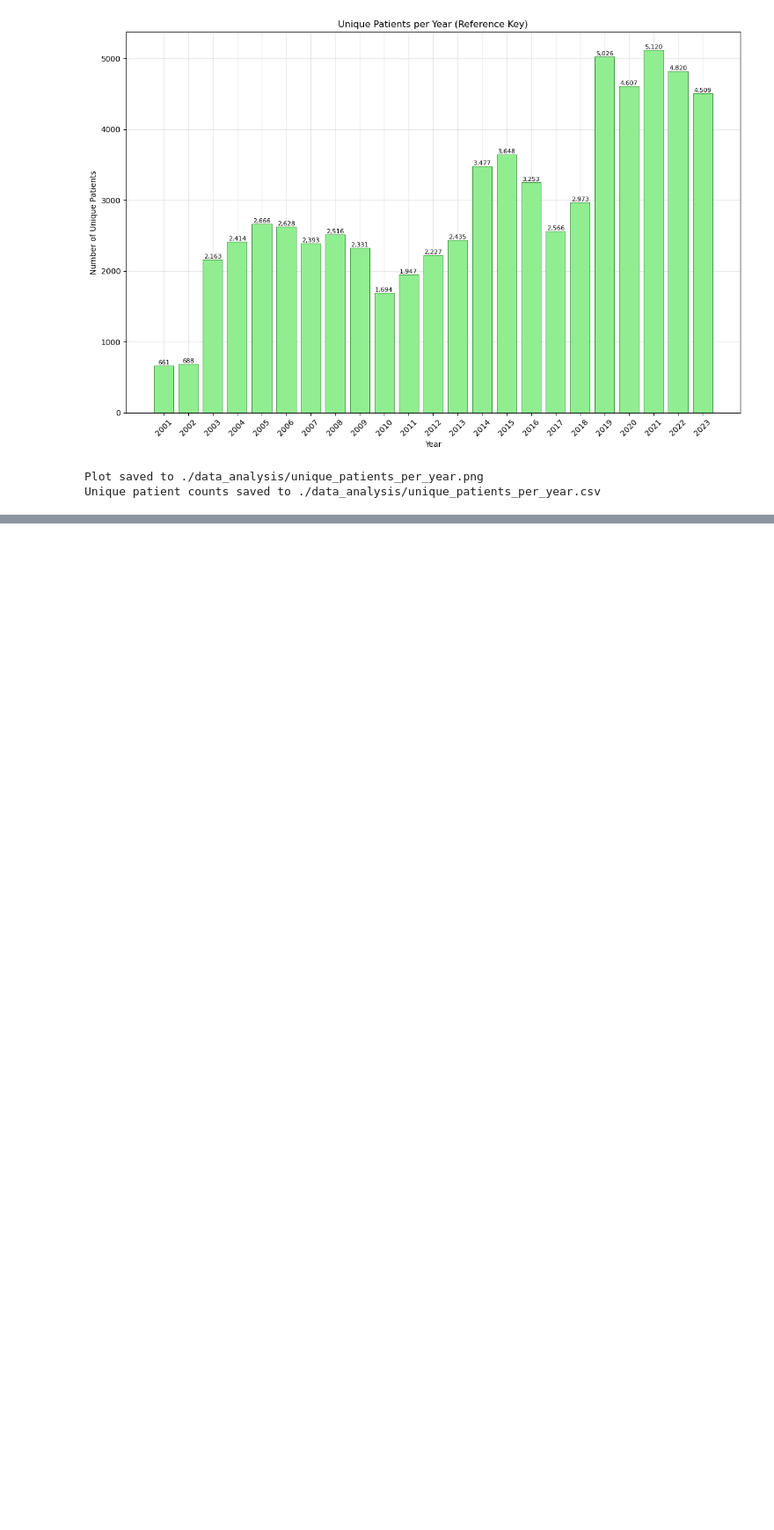
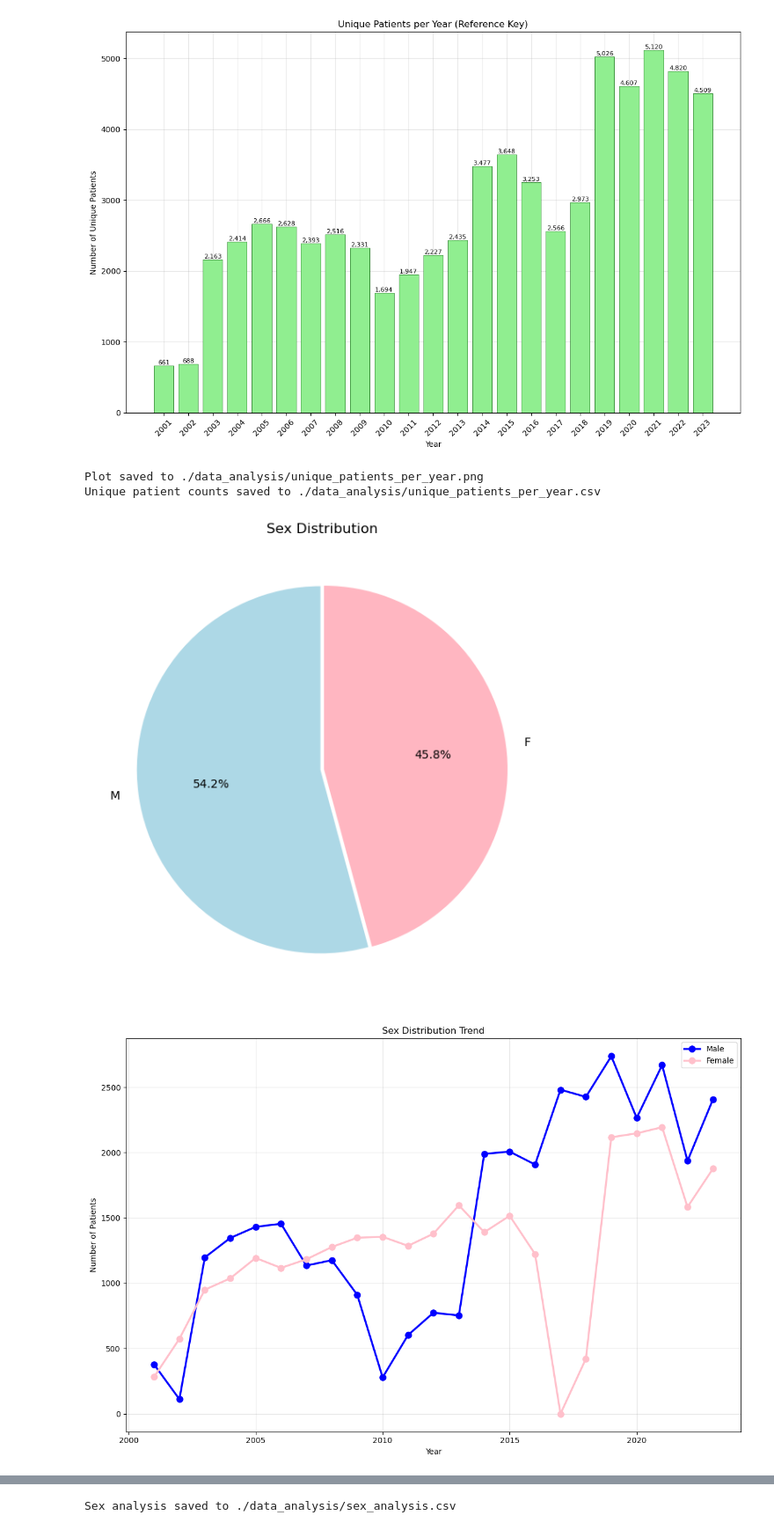
Before and after one commit to Tptpvy/BIOF4001, a Jupyter notebook: data_analysis.ipynb, the cells around one changed output, grey strips where cells are left out. Shown at 88% size. Drawn from its saved outputs; the diff is of its cells as text; code cells hidden in the pictures; blank space fills up the shorter version.

Commit message:
rewrote demographic analysis code

```diff
--- a/data_analysis.ipynb
+++ b/data_analysis.ipynb
@@ -4,7 +4,9 @@ import os
 import pandas as pd
 import matplotlib.pyplot as plt
 import seaborn as sns
+from collections import Counter
 
 # define folder paths
 ANALYSIS_PATH = "./data_analysis/"
+DEMO_DATA_PATH = "./Sepsis_plt/by_year/demographic/demographic_SIC_all.csv"
 # %%
@@ -45,3 +47,19 @@ def patient_count(master_file): # analyze unique patients per year (Reference Ke
     output_file = os.path.join(ANALYSIS_PATH, 'unique_patients_per_year.csv')
     grouped_df.to_csv(output_file, index=False) # save csv
     print(f"Unique patient counts saved to {output_file}")
+# %%
+def load_demographic_data(): # load demographic data
+    if not os.path.exists(DEMO_DATA_PATH):
+        print(f"Demographic data file {DEMO_DATA_PATH} does not exist.")
+        return None
+    try:
+        df = pd.read_csv(DEMO_DATA_PATH)
+        return df
+    except Exception as e:
+        print(f"Error reading demographic data: {e}")
+        return None
+# %%
+def filter_unique_patients(df): # filter unique patients by Reference Key
+    if 'Reference Key' not in df.columns:
+        return df
+    return df.drop_duplicates(subset=['Reference Key']) # keeping first occurrence
@@ -51,3 +233,8 @@ patient_count("./Sepsis_plt/plt_year/plt/plt_SIC_all.csv") # specify master file
 [figure]
 Plot saved to ./data_analysis/unique_patients_per_year.png
 Unique patient counts saved to ./data_analysis/unique_patients_per_year.csv
+# %%
+analyze_sex()
+# %% [output]
+[figure, added]
+[figure, added]
@@ -53,0 +242 @@ Unique patient counts saved to ./data_analysis/unique_patients_per_year.csv
+Sex analysis saved to ./data_analysis/sex_analysis.csv
```
Also changed, not shown: parts of 13 cells of this notebook, 22 other files.
